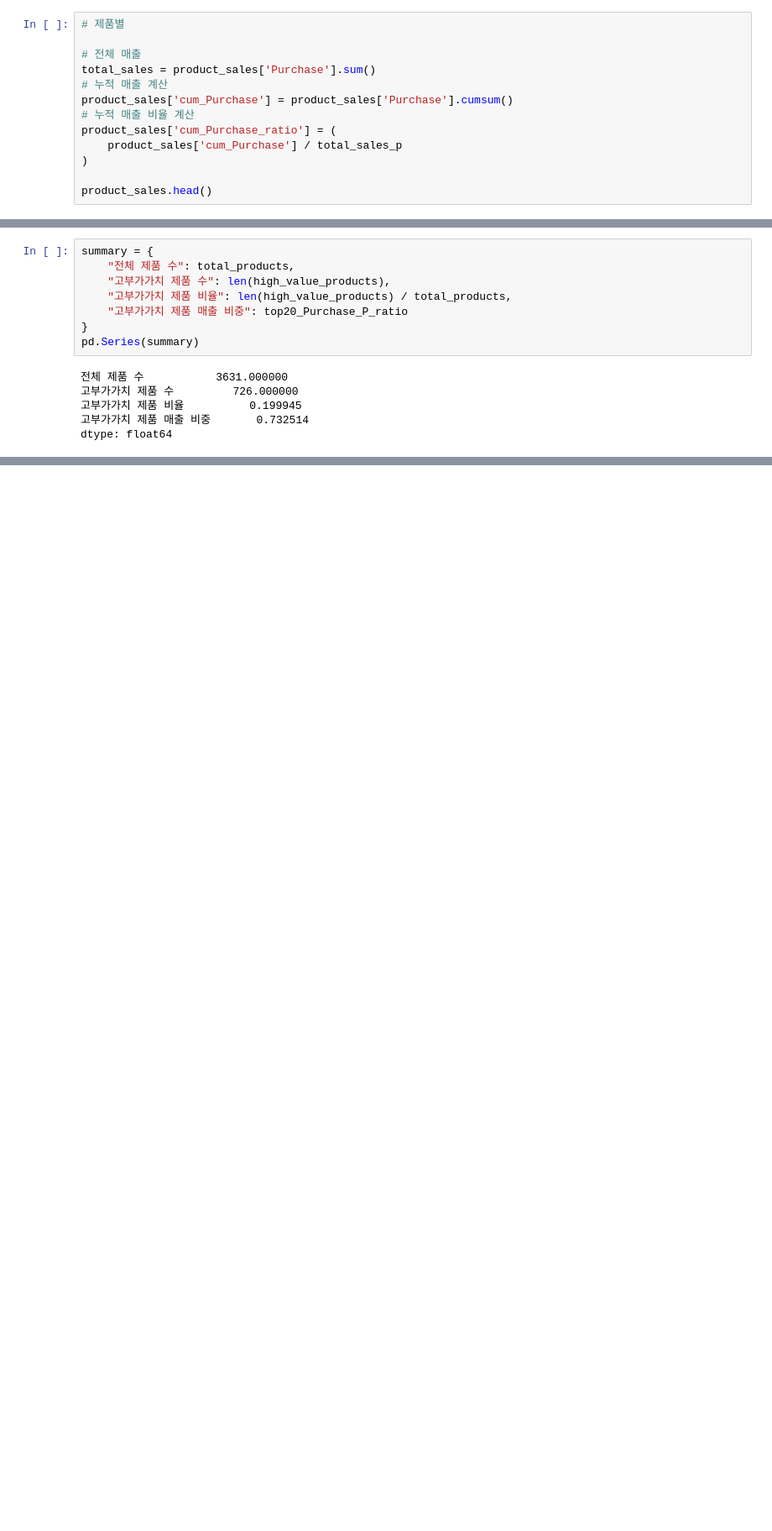
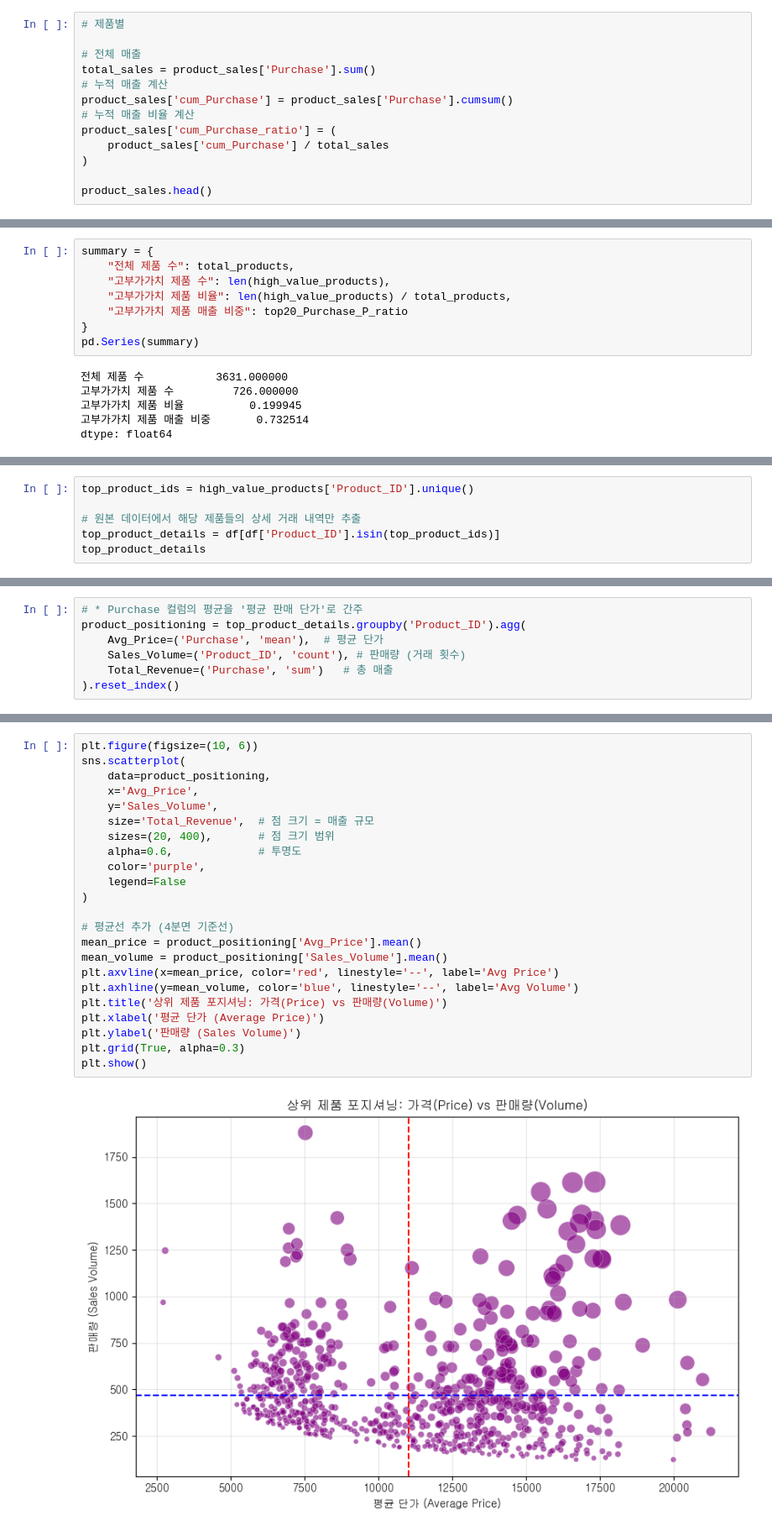
Before and after one commit to sohson/hipython, a Jupyter notebook: 45. Wallmart 데이터.ipynb, the cells around one changed output, grey strips where cells are left out. Shown at 84% size. Drawn from its saved outputs; the diff is of its cells as text; blank space fills up the shorter version.

```diff
--- a/45. Wallmart 데이터.ipynb
+++ b/45. Wallmart 데이터.ipynb
@@ -101,7 +103,7 @@ total_sales = product_sales['Purchase'].sum()
 product_sales['cum_Purchase'] = product_sales['Purchase'].cumsum()
 # 누적 매출 비율 계산
 product_sales['cum_Purchase_ratio'] = (
-    product_sales['cum_Purchase'] / total_sales_p
+    product_sales['cum_Purchase'] / total_sales
 )
 
 product_sales.head()
@@ -293,0 +300,6 @@ plt.show()
+# %%
+top_product_ids = high_value_products['Product_ID'].unique()
+
+# 원본 데이터에서 해당 제품들의 상세 거래 내역만 추출
+top_product_details = df[df['Product_ID'].isin(top_product_ids)]
+top_product_details
@@ -293,0 +322,7 @@ plt.show()
+# %%
+# * Purchase 컬럼의 평균을 '평균 판매 단가'로 간주
+product_positioning = top_product_details.groupby('Product_ID').agg(
+    Avg_Price=('Purchase', 'mean'),  # 평균 단가
+    Sales_Volume=('Product_ID', 'count'), # 판매량 (거래 횟수)
+    Total_Revenue=('Purchase', 'sum')   # 총 매출
+).reset_index()
@@ -293,0 +331,25 @@ plt.show()
+# %%
+plt.figure(figsize=(10, 6))
+sns.scatterplot(
+    data=product_positioning,
+    x='Avg_Price',
+    y='Sales_Volume',
+    size='Total_Revenue',  # 점 크기 = 매출 규모
+    sizes=(20, 400),       # 점 크기 범위
+    alpha=0.6,             # 투명도
+    color='purple',
+    legend=False
+)
+
+# 평균선 추가 (4분면 기준선)
+mean_price = product_positioning['Avg_Price'].mean()
+mean_volume = product_positioning['Sales_Volume'].mean()
+plt.axvline(x=mean_price, color='red', linestyle='--', label='Avg Price')
+plt.axhline(y=mean_volume, color='blue', linestyle='--', label='Avg Volume')
+plt.title('상위 제품 포지셔닝: 가격(Price) vs 판매량(Volume)')
+plt.xlabel('평균 단가 (Average Price)')
+plt.ylabel('판매량 (Sales Volume)')
+plt.grid(True, alpha=0.3)
+plt.show()
+# %% [output]
+[figure, added]
```
Also changed, not shown: parts of 16 cells of this notebook, 1 other file.
